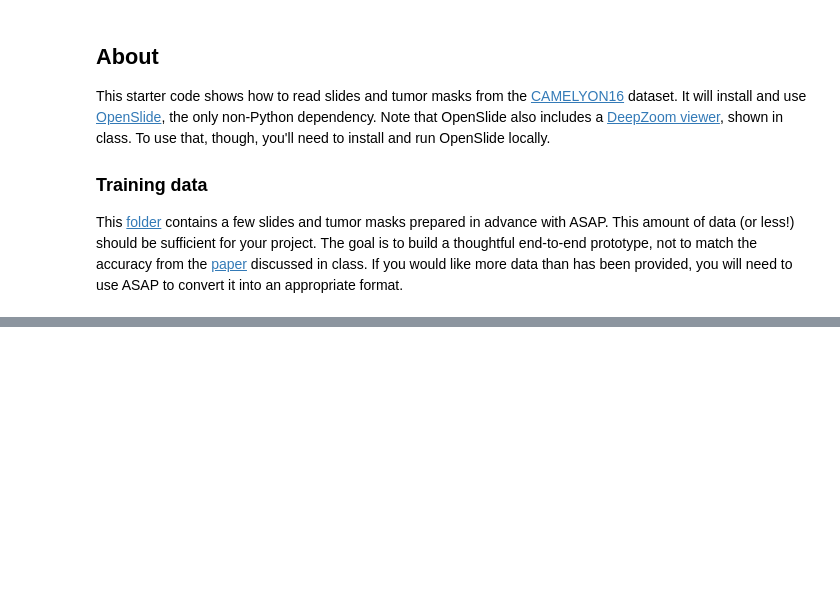
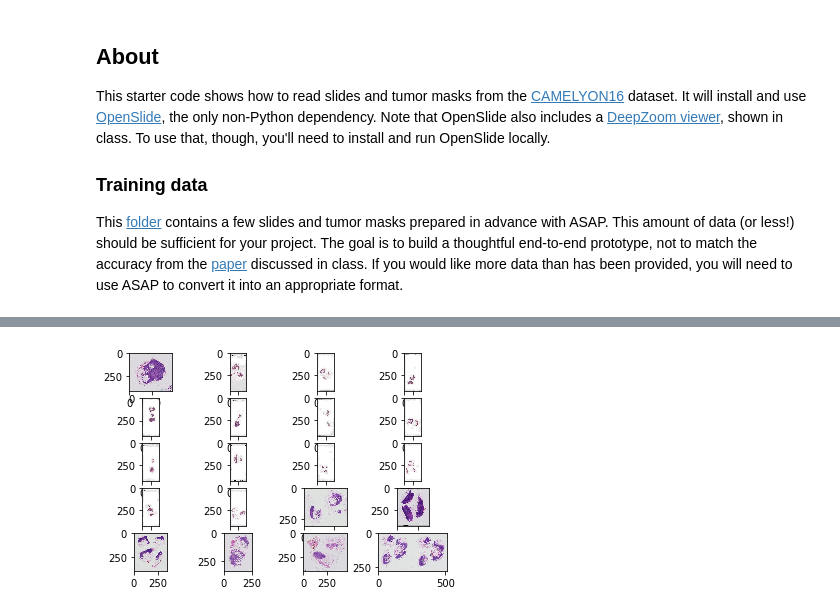
Before and after one commit to YihangDing/4995-Applied-Deep-Learning-project, a Jupyter notebook: startercode.ipynb, the cells around one changed output, grey strips where cells are left out. Saved outputs shown, nothing was run; the diff lists cells and outputs as text; code cells hidden in the pictures; blank space fills up the shorter version.

```diff
--- a/startercode.ipynb
+++ b/startercode.ipynb
@@ -65,0 +135,29 @@ if not os.path.exists(tumor_mask_path):
+# %%
+# Read a region from the slide
+# Return a numpy RBG array
+def read_slide(slide, x, y, level, width, height, as_float=False):
+    im = slide.read_region((x,y), level, (width, height))
+    im = im.convert('RGB') # drop the alpha channel
+    if as_float:
+        im = np.asarray(im, dtype=np.float32)
+    else:
+        im = np.asarray(im)
+    assert im.shape == (height, width, 3)
+    return im
+# %%
+#show imgs at highest level to see general shape
+for i in range(20):
+  real_path = '/gdrive/My Drive/Colab Notebooks/slides/'+slide_paths[i]
+  slide=open_slide(real_path)
+  plt.subplot(5,4,i+1)
+  level = len(slide.level_dimensions)-1
+  slide_image = read_slide(slide,
+                           x=0,
+                           y=0,
+                           level=level,
+                           width=slide.level_dimensions[level][0],
+                           height=slide.level_dimensions[level][1])
+  plt.imshow(slide_image)
+plt.show()
+# %% [output]
+[figure, added]
```
Also changed, not shown: parts of 23 cells of this notebook.
